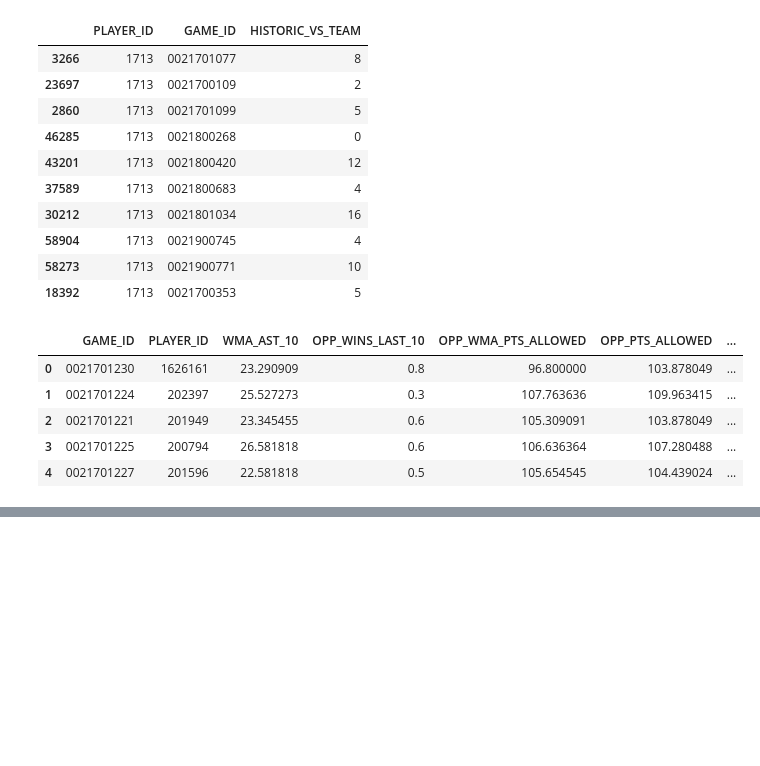
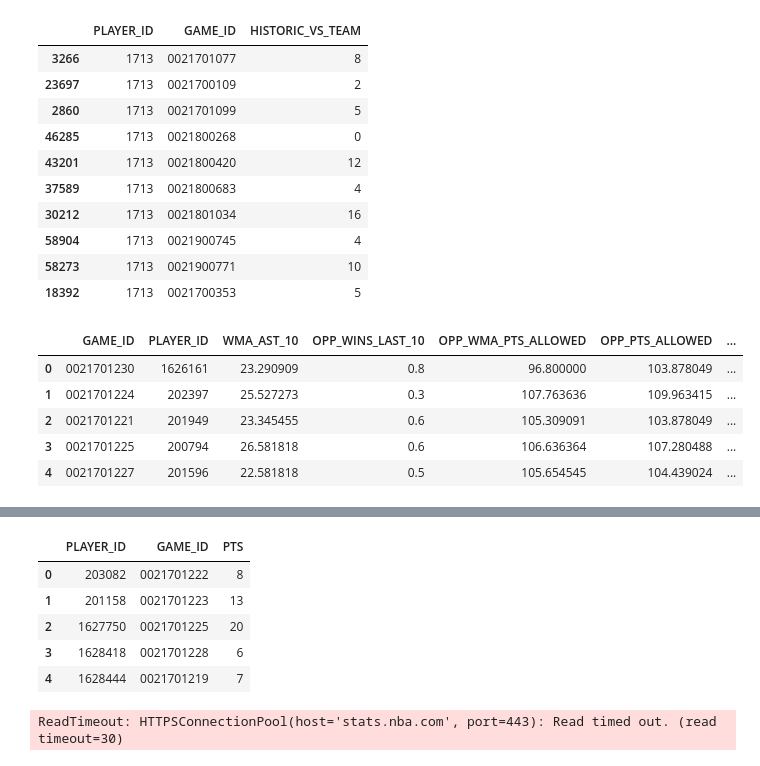
Before and after one commit to Loki812/nba_analytics, a Jupyter notebook: bball_4.ipynb, the cells around one changed output, grey strips where cells are left out. Cells and saved outputs as stored; diff of their text form; code cells hidden in the pictures; blank space fills up the shorter version.

```diff
--- a/bball_4.ipynb
+++ b/bball_4.ipynb
@@ -324,0 +349,25 @@ w_df.head()
+# %%
+final_df = df[['PLAYER_ID', 'GAME_ID', 'PTS']]
+final_df.head()
+# %% [output]
+|  | PLAYER_ID | GAME_ID | PTS |
+| 0 | 203082 | 0021701222 | 8 |
+| 1 | 201158 | 0021701223 | 13 |
+| 2 | 1627750 | 0021701225 | 20 |
+| 3 | 1628418 | 0021701228 | 6 |
+| 4 | 1628444 | 0021701219 | 7 |
+# %%
+cols_to_avg = ['PTS', 'FG_PCT', 'FG3_PCT', 'FT_PCT', 'REB', 'AST', 'STL', 'BLK']
+wma_names = ['PTS', 'FG_PCT', 'FG3_PCT', 'FT_PCT', 'MIN']
+wma_df = calculate_weighted_average_column(source=df, names=wma_names)
+avg_df = create_avg_over_season_columns(source=df, names=cols_to_avg)
+fat_df = calc_fatigue(source=df)
+hist_df = calc_historic_performance(df)
+team_df = get_team_stats_for_players(df, team_df)
+
+final_df = final_df.merge(avg_df, how='left', on=['PLAYER_ID', 'GAME_ID'])
+final_df = final_df.merge(wma_df, how='left', on=['PLAYER_ID', 'GAME_ID'])
+final_df = final_df.merge(fat_df, how='left', on=['PLAYER_ID', 'GAME_ID'])
+final_df.head()
+# %% [output]
+ReadTimeout: HTTPSConnectionPool(host='stats.nba.com', port=443): Read timed out. (read timeout=30)
```
Also changed, not shown: parts of 5 cells of this notebook, 1 other file.
